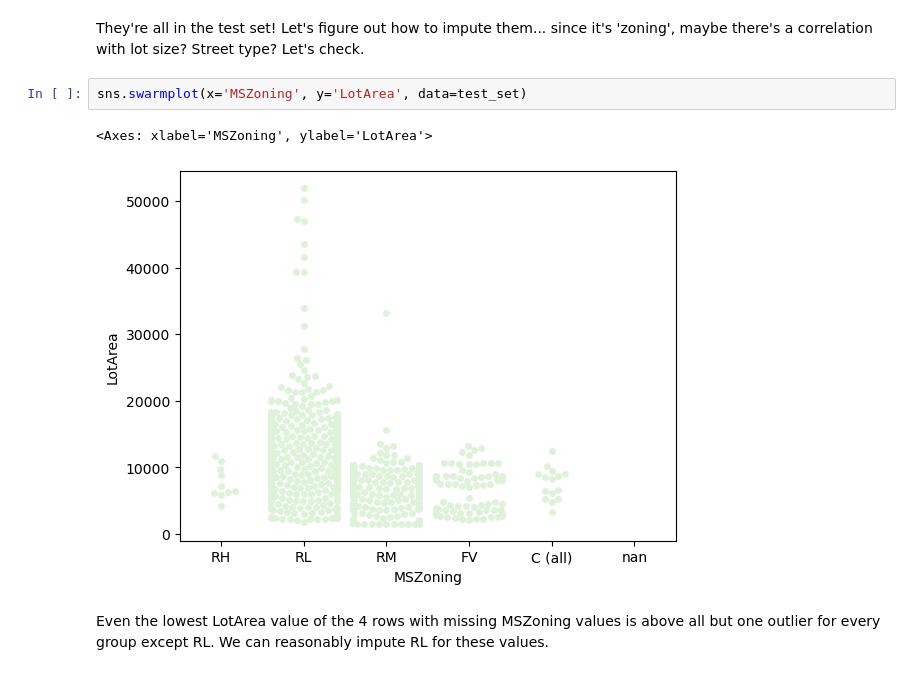
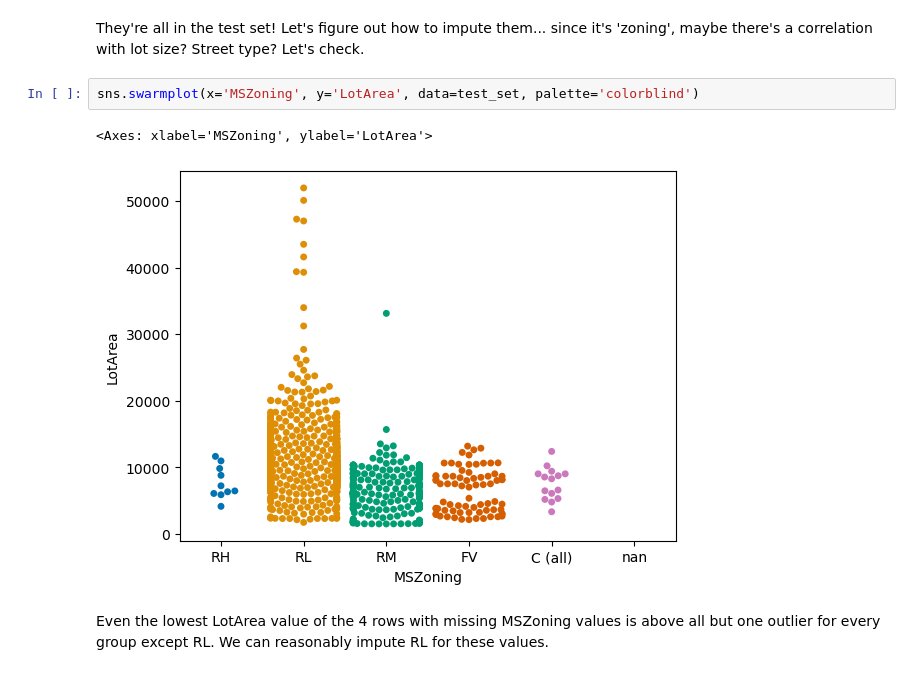
Before and after one commit to joshtod/Springboard, a Jupyter notebook: Kaggle Housing/notebooks/1.0-jod-data-wrangling.ipynb, the cells around one changed output. Drawn from its saved outputs; the diff is of its cells as text.

```diff
--- a/Kaggle Housing/notebooks/1.0-jod-data-wrangling.ipynb
+++ b/Kaggle Housing/notebooks/1.0-jod-data-wrangling.ipynb
@@ -178,10 +178,10 @@ total_set[total_set['MSZoning'].isnull()]
 # %% [markdown]
 They're all in the test set! Let's figure out how to impute them... since it's 'zoning', maybe there's a correlation with lot size? Street type? Let's check.
 # %%
-sns.swarmplot(x='MSZoning', y='LotArea', data=test_set)
+sns.swarmplot(x='MSZoning', y='LotArea', data=test_set, palette='colorblind')
 # %% [output]
 <Axes: xlabel='MSZoning', ylabel='LotArea'>
-[figure, old version]
+[figure, new version]
 # %% [markdown]
 Even the lowest LotArea value of the 4 rows with missing MSZoning values is above all but one outlier for every group except RL. We can reasonably impute RL for these values.
 # %%
```
Also changed, not shown: parts of 2 cells of this notebook, 1 other file.
